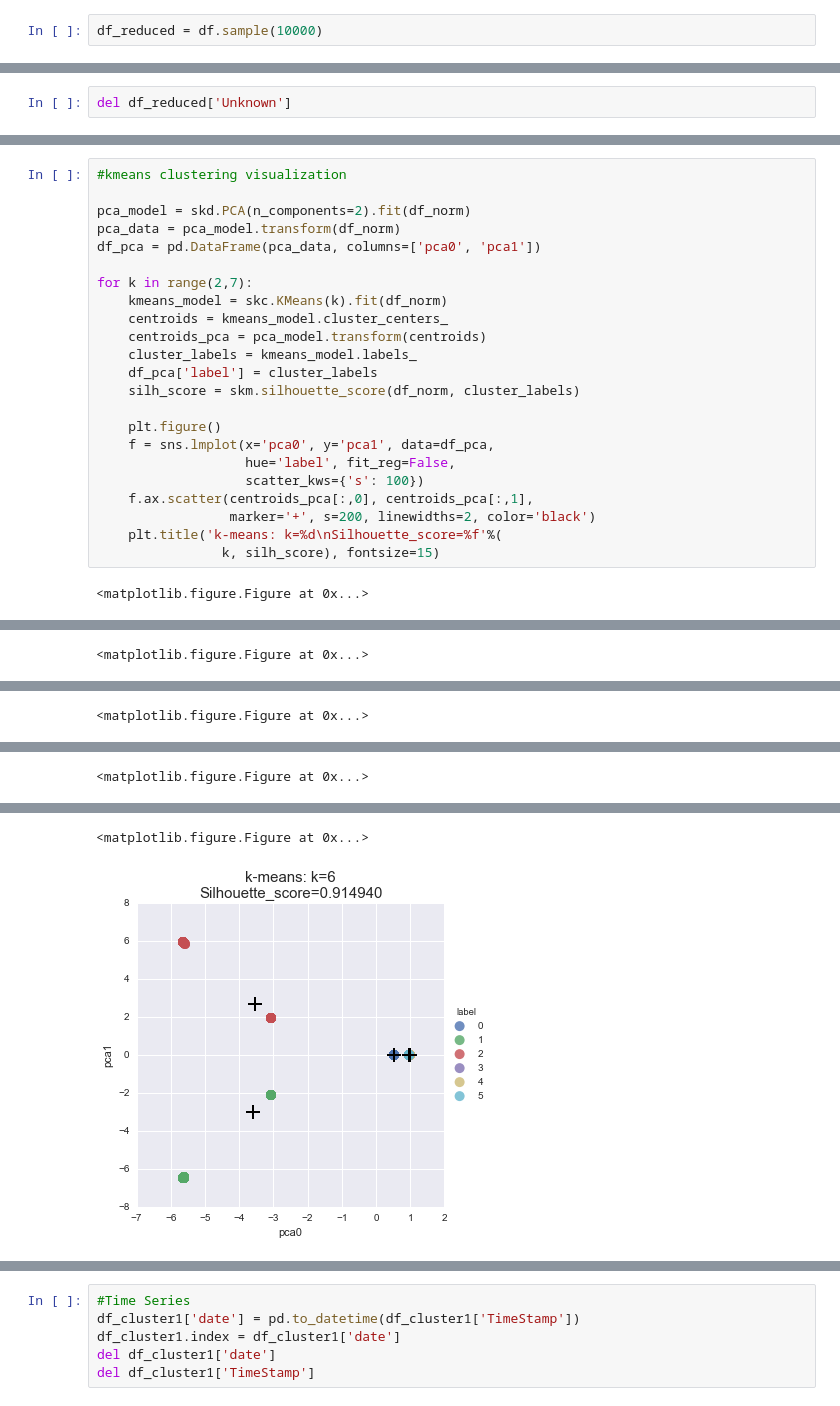
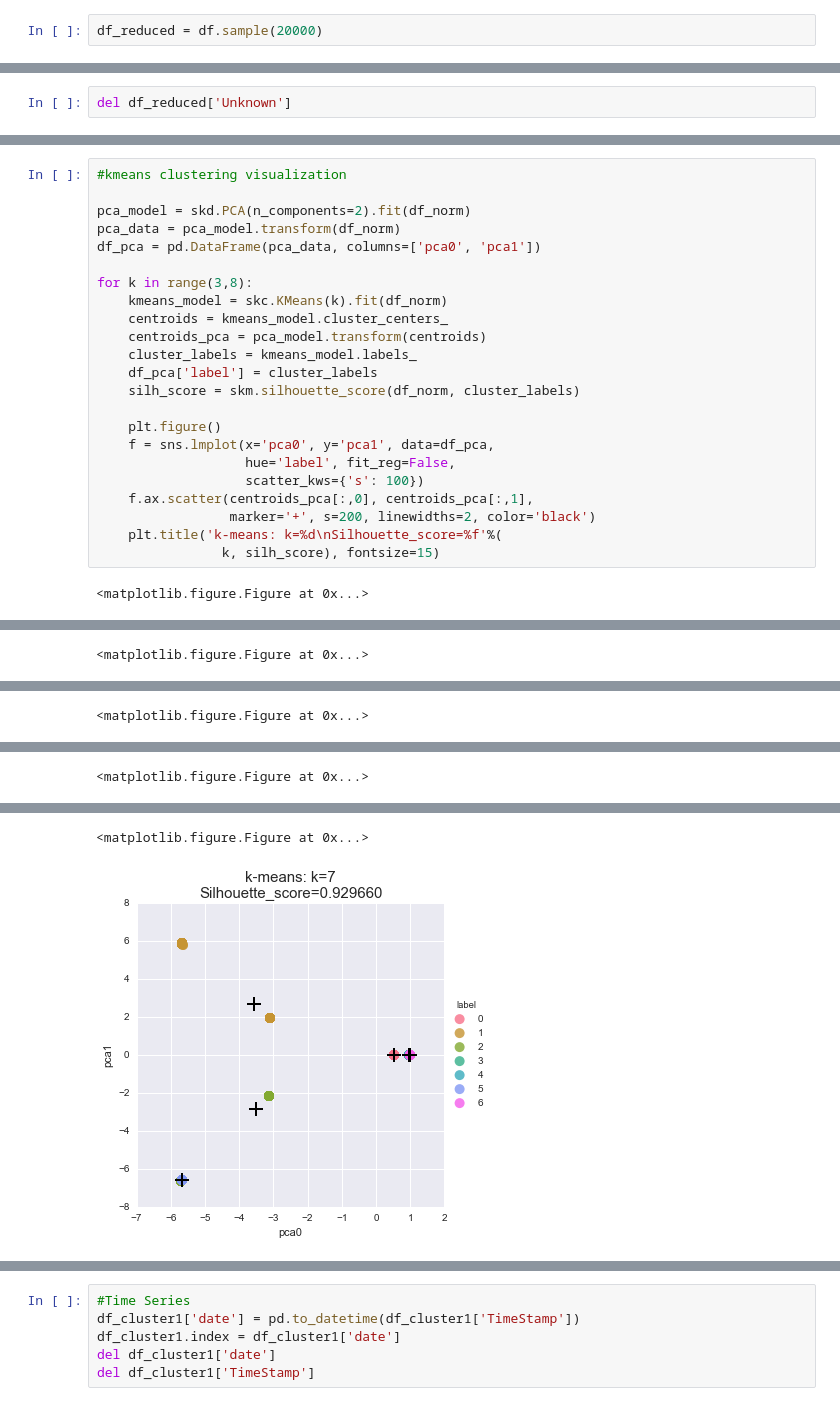
Before and after one commit to mrandrewcho/SI485, a Jupyter notebook: FinalEduDataAnalysis.ipynb, the cells around one changed output, grey strips where cells are left out. Saved outputs shown, nothing was run; the diff lists cells and outputs as text.

```diff
--- a/FinalEduDataAnalysis.ipynb
+++ b/FinalEduDataAnalysis.ipynb
@@ -23,7 +23,7 @@ print(len(df))
 # %%
 df = df.dropna()
 # %%
-df_reduced = df.sample(10000)
+df_reduced = df.sample(20000)
 # %%
 df_reduced.head()
 # %% [output]
@@ -104,7 +158,7 @@ pca_model = skd.PCA(n_components=2).fit(df_norm)
 pca_data = pca_model.transform(df_norm)
 df_pca = pd.DataFrame(pca_data, columns=['pca0', 'pca1'])
 
-for k in range(2,7):
+for k in range(3,8):
     kmeans_model = skc.KMeans(k).fit(df_norm)
     centroids = kmeans_model.cluster_centers_
     centroids_pca = pca_model.transform(centroids)
@@ -132,5 +186,5 @@ for k in range(2,7):
 <matplotlib.figure.Figure at 0x...>
-[figure, old version]
+[figure, new version]
 # %%
 max_label_id = np.max(kmeans_model.labels_)
 print('There are %d clusters'%max_label_id)
```
Also changed, not shown: parts of 49 cells of this notebook.
